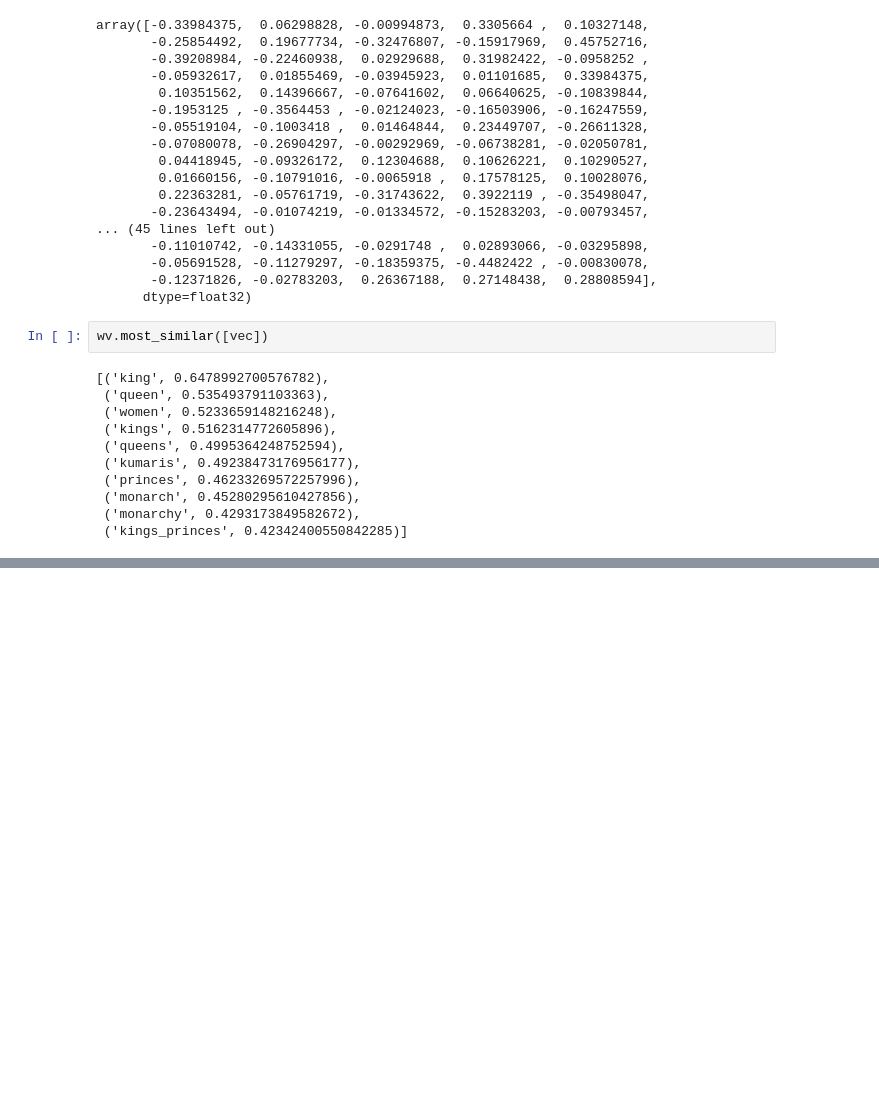
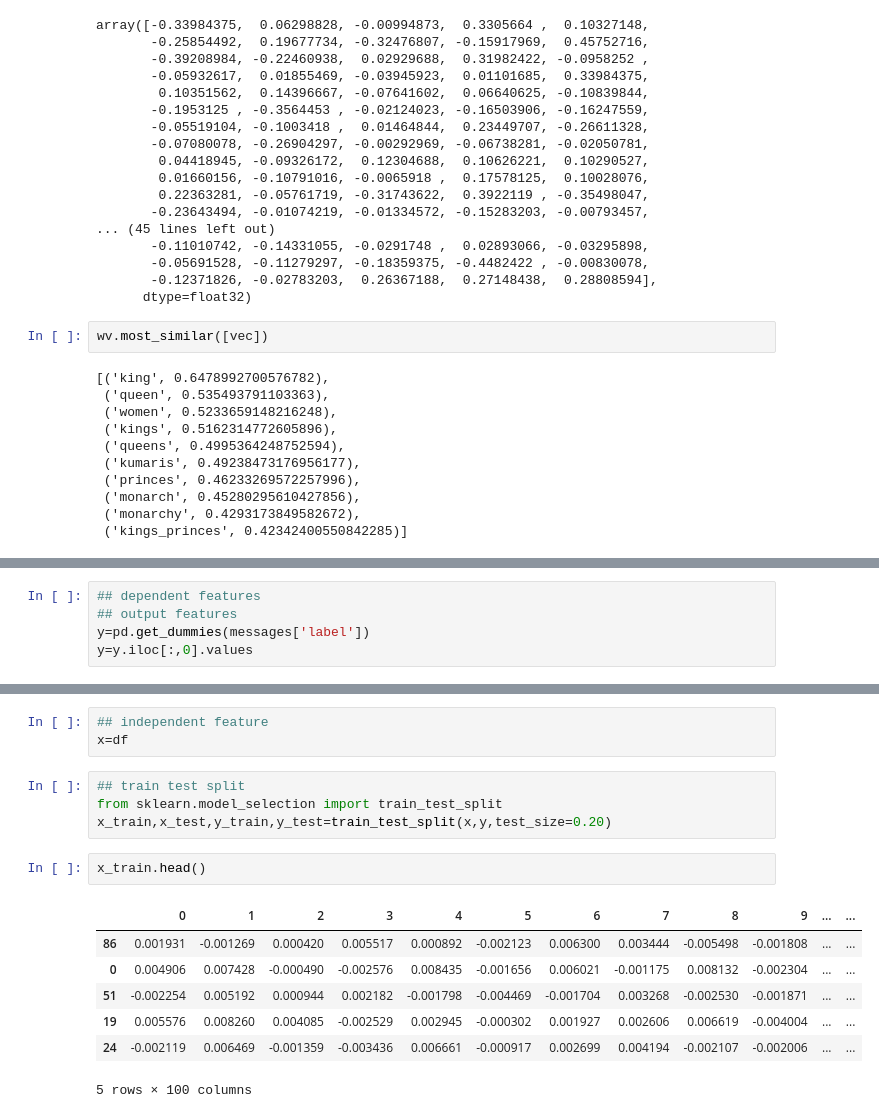
Before and after one commit to SonuPriyanshuok146/natural-language-processing, a Jupyter notebook: word2vec.ipynb, the cells around one changed output, grey strips where cells are left out. Cells and saved outputs as stored; diff of their text form; blank space fills up the shorter version.

```diff
--- a/word2vec.ipynb
+++ b/word2vec.ipynb
@@ -141,0 +402,5 @@ wv.most_similar([vec])
+# %%
+## dependent features
+## output features
+y=pd.get_dummies(messages['label'])
+y=y.iloc[:,0].values
@@ -141,0 +474,17 @@ wv.most_similar([vec])
+# %%
+## independent feature
+x=df
+# %%
+## train test split
+from sklearn.model_selection import train_test_split
+x_train,x_test,y_train,y_test=train_test_split(x,y,test_size=0.20)
+# %%
+x_train.head()
+# %% [output]
+|  | 0 | 1 | 2 | 3 | 4 | 5 | 6 | 7 | 8 | 9 | ... | ... |
+| 86 | 0.001931 | -0.001269 | 0.000420 | 0.005517 | 0.000892 | -0.002123 | 0.006300 | 0.003444 | -0.005498 | -0.001808 | ... | ... |
+| 0 | 0.004906 | 0.007428 | -0.000490 | -0.002576 | 0.008435 | -0.001656 | 0.006021 | -0.001175 | 0.008132 | -0.002304 | ... | ... |
+| 51 | -0.002254 | 0.005192 | 0.000944 | 0.002182 | -0.001798 | -0.004469 | -0.001704 | 0.003268 | -0.002530 | -0.001871 | ... | ... |
+| 19 | 0.005576 | 0.008260 | 0.004085 | -0.002529 | 0.002945 | -0.000302 | 0.001927 | 0.002606 | 0.006619 | -0.004004 | ... | ... |
+| 24 | -0.002119 | 0.006469 | -0.001359 | -0.003436 | 0.006661 | -0.000917 | 0.002699 | 0.004194 | -0.002107 | -0.002006 | ... | ... |
+5 rows × 100 columns
```
Also changed, not shown: parts of 50 cells of this notebook.
